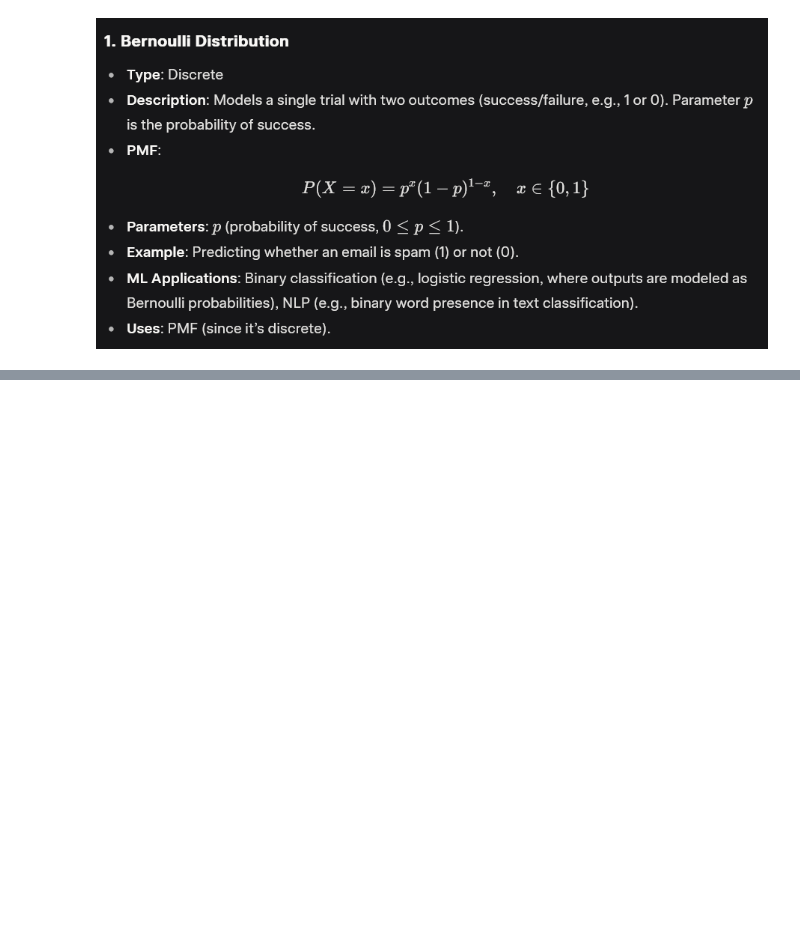
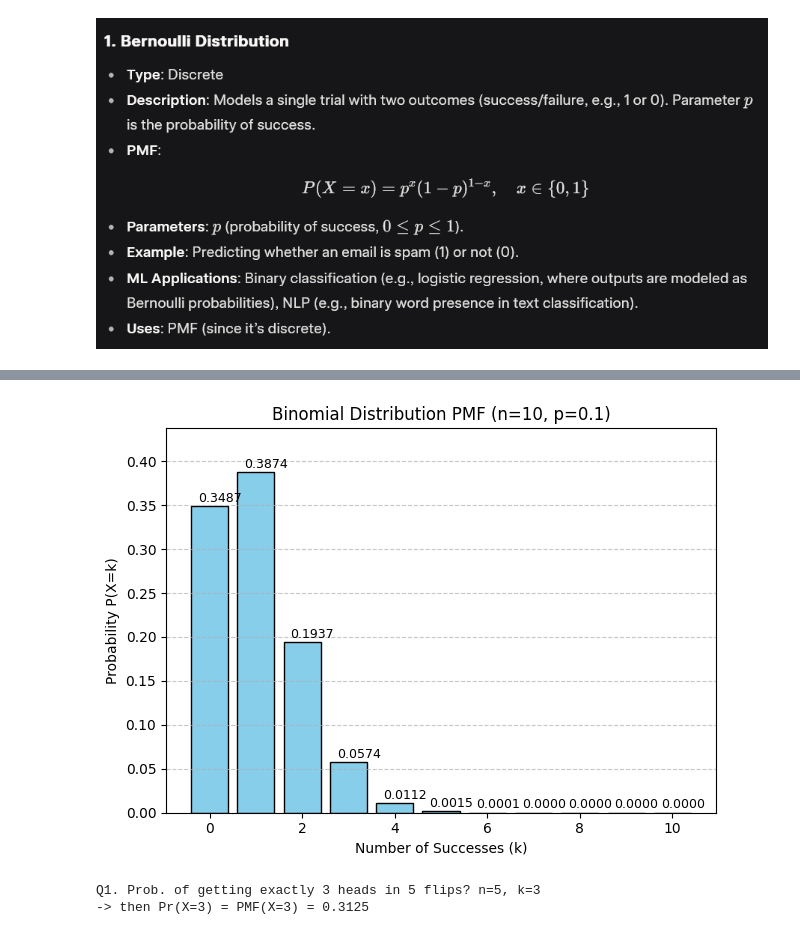
Before and after one commit to abhik12295/Data-Science-Learning, a Jupyter notebook: Statistics/types_of_probability_distribution.ipynb, the cells around one changed output, grey strips where cells are left out. Drawn from its saved outputs; the diff is of its cells as text; code cells hidden in the pictures; blank space fills up the shorter version.

```diff
--- a/Statistics/types_of_probability_distribution.ipynb
+++ b/Statistics/types_of_probability_distribution.ipynb
@@ -10,0 +193,42 @@ Types of Probability Distribution
+# %%
+"""
+Scenario. Inspecting 10 tems in a factory where each item has a 10% chance of being defective
+
+n = 10
+p = 0.1(being defective)
+k = {0...10} (varies no of sucess)
+
+Q. Prob. of finding exactly 2 defective items in a sample of 10?
+Soln = P(X=2) = same form = 0.1937
+"""
+# Plotting
+# Code example of Binomial Distribution:
+import numpy as np
+import matplotlib.pyplot as plt
+from scipy.stats import binom,mode
+
+n = 10
+p = 0.1
+
+#support range
+x = np.arange(0,n+1)
+
+#PMF (Prob. Mass Func)
+pmf = binom.pmf(x,n,p)
+plt.bar(x, pmf, color='skyblue', edgecolor='black')
+plt.title(f'Binomial Distribution PMF (n={n}, p={p})')
+plt.xlabel('Number of Successes (k)')
+plt.ylabel('Probability P(X=k)')
+for i, v in zip(x, pmf):
+    plt.text(i-0.25, v+0.005, f'{v:.4f}', fontsize=9)
+
+plt.grid(axis='y', linestyle='--', alpha=0.7)
+plt.ylim(0, max(pmf) + 0.05)
+plt.tight_layout()
+plt.show()
+print("Q1. Prob. of getting exactly 3 heads in 5 flips? n=5, k=3 " \
+"\n-> ""then Pr(X=3) = PMF(X=3) = 0.3125 ")
+# %% [output]
+[figure, added]
+Q1. Prob. of getting exactly 3 heads in 5 flips? n=5, k=3
+-> then Pr(X=3) = PMF(X=3) = 0.3125
```
Also changed, not shown: parts of 12 cells of this notebook.
